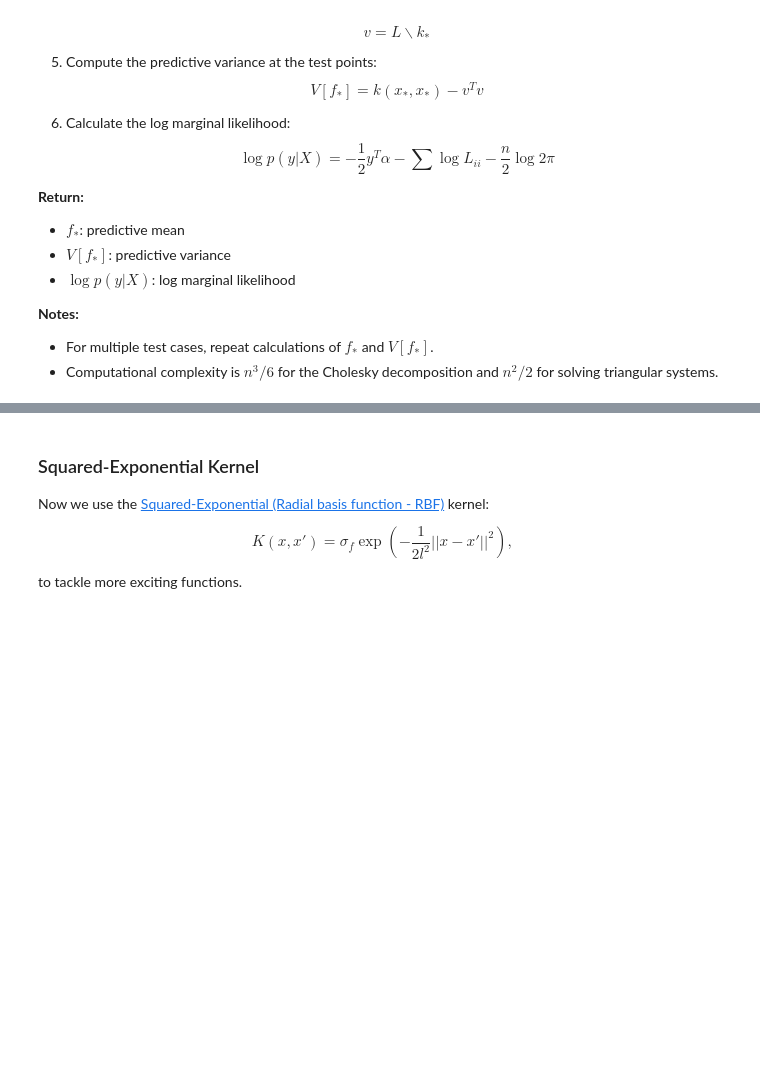
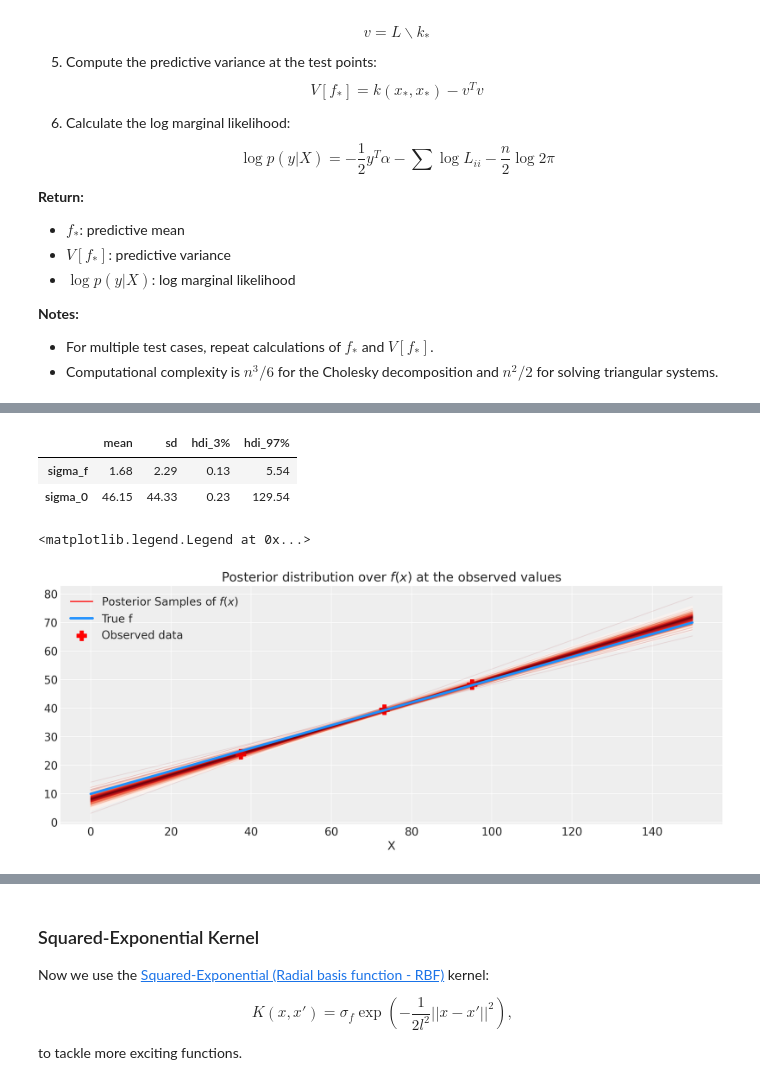
Before and after one commit to mschossler/bayes_gaussian_process_StockPrediction, a Jupyter notebook: GP.ipynb, the cells around one changed output, grey strips where cells are left out. Drawn from its saved outputs; the diff is of its cells as text; code cells hidden in the pictures; blank space fills up the shorter version.

```diff
--- a/GP.ipynb
+++ b/GP.ipynb
@@ -501,0 +590,34 @@ The figure above shows that the DotProduct kernel is able to generate only linea
+# %%
+import arviz as az
+
+summary = az.summary(marginal_post, var_names=["sigma_f", "sigma_0"], round_to=2, kind="stats")
+summary
+# %% [output]
+|  | mean | sd | hdi_3% | hdi_97% |
+| sigma_f | 1.68 | 2.29 | 0.13 | 5.54 |
+| sigma_0 | 46.15 | 44.33 | 0.23 | 129.54 |
+# %%
+# plot the results
+fig = plt.figure(figsize=(12, 5))
+ax = fig.gca()
+
+# plot the samples from the gp posterior with samples and shading
+from pymc.gp.util import plot_gp_dist
+
+f_pred_samples = az.extract(pred_samples, group="posterior_predictive", var_names=["f_pred"])
+plot_gp_dist(ax, samples=f_pred_samples.T, x=x_test, fill_alpha=0.6, samples_alpha=0.1)
+
+# # Add a label for the posterior predictive
+plt.plot([], [], color="red", label=r"Posterior Samples of $f(x)$")
+
+# plot the data and the true latent function
+plt.plot(x_values, func(x_values), "dodgerblue", lw=3, label="True f")
+plt.scatter(x_train, y_train, marker="P", s=150, color="red", label="Observed data")
+
+# axis labels and title
+plt.xlabel("X")
+plt.title("Posterior distribution over $f(x)$ at the observed values")
+plt.legend()  # This will now include the legend for red posterior predictions as well.
+# %% [output]
+<matplotlib.legend.Legend at 0x...>
+[figure, added]
```
Also changed, not shown: parts of 43 cells of this notebook.
